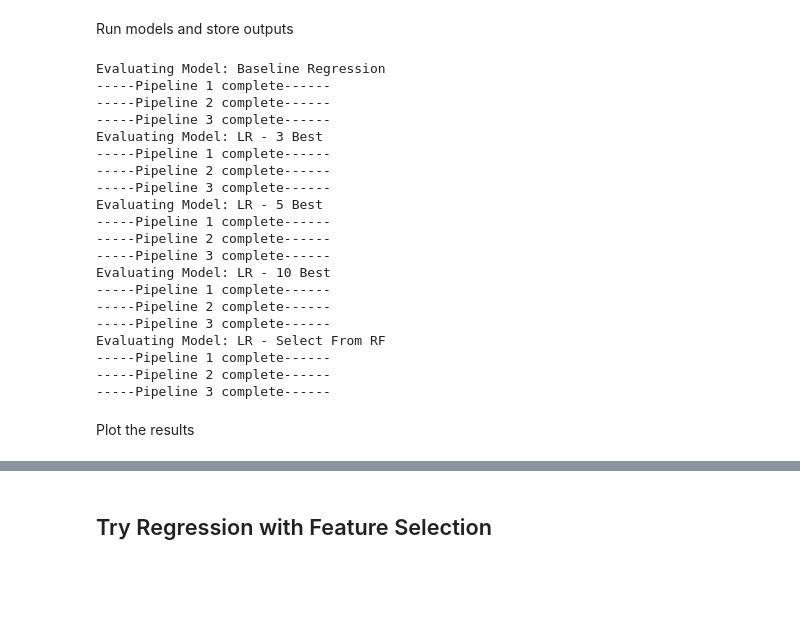
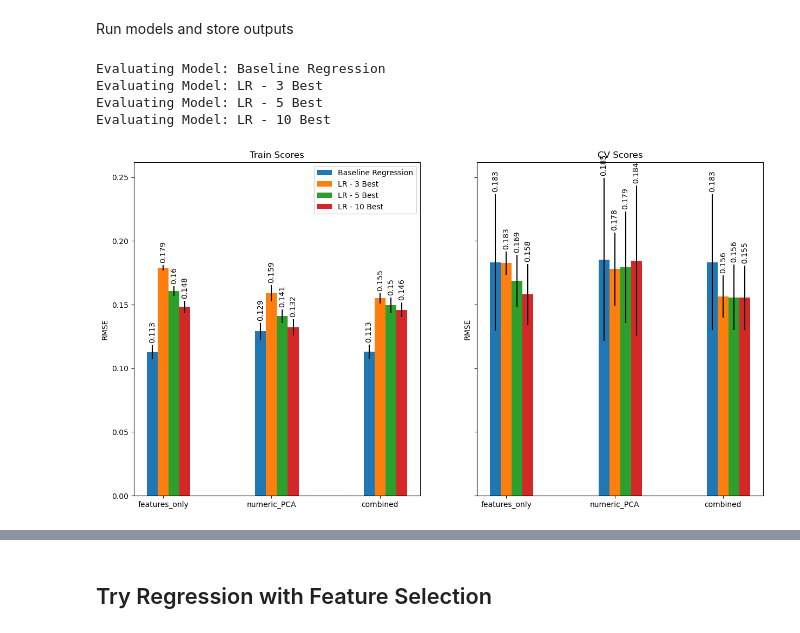
Before and after one commit to charlesbeacham/house_prices, a Jupyter notebook: housing.ipynb, the cells around one changed output, grey strips where cells are left out. Drawn from its saved outputs; the diff is of its cells as text; code cells hidden in the pictures; blank space fills up the shorter version.

Commit message:
add regression models

```diff
--- a/housing.ipynb
+++ b/housing.ipynb
@@ -665,42 +665,24 @@ Run models and store outputs
 # %%
 # iterate over models
 # this will be simple linear regression along with some selectkbest
 classifier_tests = [
     LinearRegression(),
     make_pipeline(SelectKBest(f_regression, k=3), LinearRegression()),
     make_pipeline(SelectKBest(f_regression, k=10), LinearRegression()),
     make_pipeline(SelectKBest(f_regression, k=20), LinearRegression()),
-    make_pipeline(SelectFromModel(RandomForestRegressor()), LinearRegression()),
 ]
 names = [
     "Baseline Regression",
     "LR - 3 Best",
     "LR - 5 Best",
     "LR - 10 Best",
-    "LR - Select From RF"
 ]
 
 results = iterate_over_models(classifier_tests, names, pipes, pipe_names)
+plot_results(results, names, pipe_names)
 # %% [output]
 Evaluating Model: Baseline Regression
------Pipeline 1 complete------
------Pipeline 2 complete------
------Pipeline 3 complete------
 Evaluating Model: LR - 3 Best
------Pipeline 1 complete------
------Pipeline 2 complete------
------Pipeline 3 complete------
 Evaluating Model: LR - 5 Best
------Pipeline 1 complete------
------Pipeline 2 complete------
------Pipeline 3 complete------
 Evaluating Model: LR - 10 Best
------Pipeline 1 complete------
------Pipeline 2 complete------
------Pipeline 3 complete------
-Evaluating Model: LR - Select From RF
------Pipeline 1 complete------
------Pipeline 2 complete------
------Pipeline 3 complete------
+[figure, added]
-# %% [markdown]
-Plot the results
```
Also changed, not shown: parts of 10 cells of this notebook.
